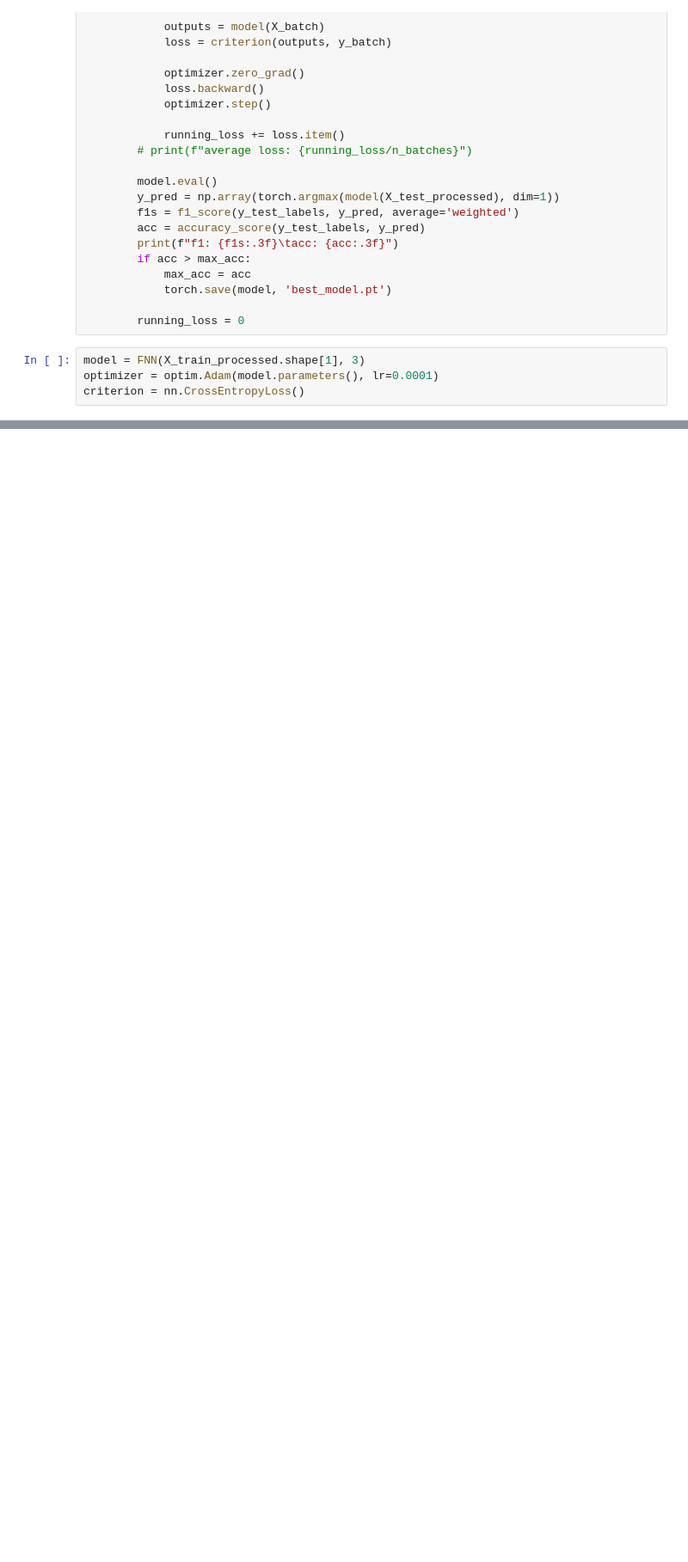
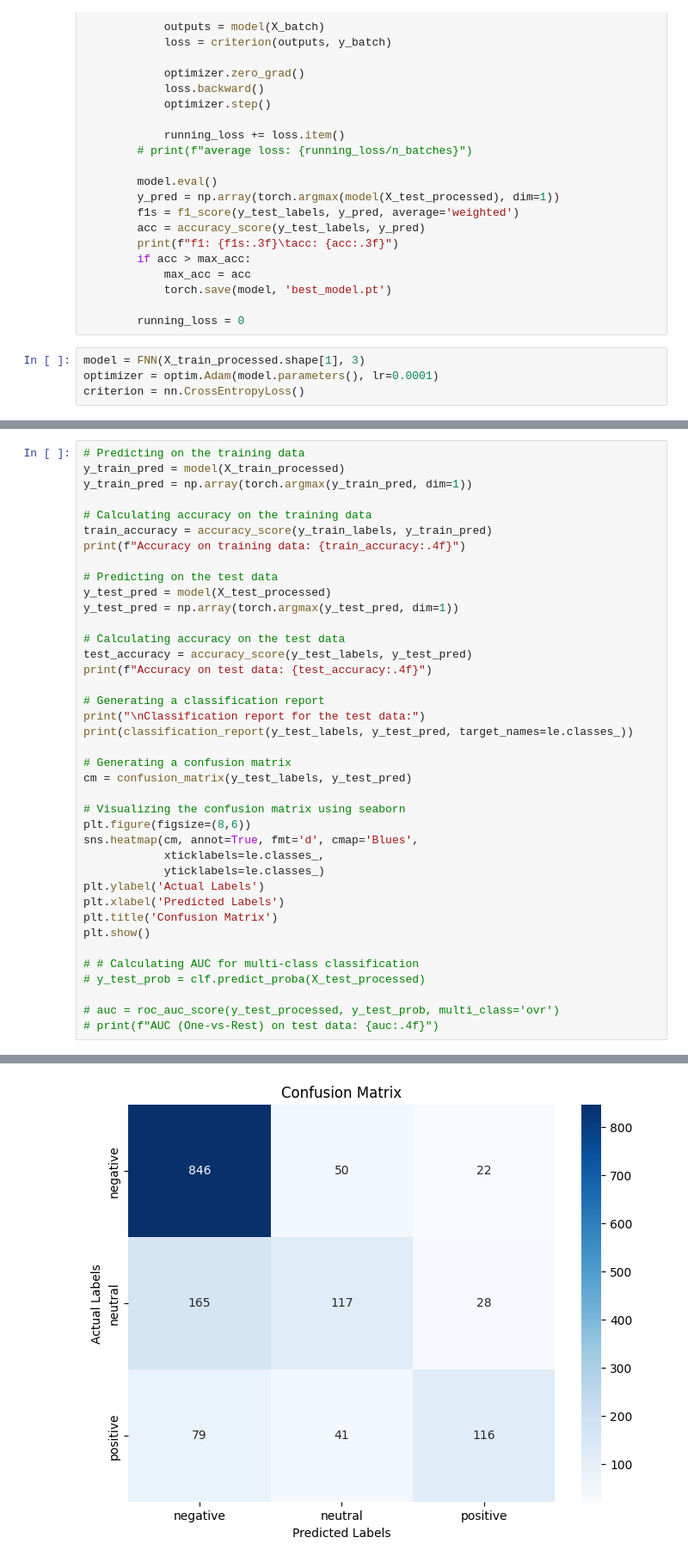
Before and after one commit to krezelj/wut-ppd-project, a Jupyter notebook: notebooks/neural_network.ipynb, the cells around one changed output, grey strips where cells are left out. Shown at 86% size. Cells and saved outputs as stored; diff of their text form; blank space fills up the shorter version.

```diff
--- a/notebooks/neural_network.ipynb
+++ b/notebooks/neural_network.ipynb
@@ -138,0 +168,40 @@ plt.show()
+# %%
+# Predicting on the training data
+y_train_pred = model(X_train_processed)
+y_train_pred = np.array(torch.argmax(y_train_pred, dim=1))
+
+# Calculating accuracy on the training data
+train_accuracy = accuracy_score(y_train_labels, y_train_pred)
+print(f"Accuracy on training data: {train_accuracy:.4f}")
+
+# Predicting on the test data
+y_test_pred = model(X_test_processed)
+y_test_pred = np.array(torch.argmax(y_test_pred, dim=1))
+
+# Calculating accuracy on the test data
+test_accuracy = accuracy_score(y_test_labels, y_test_pred)
+print(f"Accuracy on test data: {test_accuracy:.4f}")
+
+# Generating a classification report
+print("\nClassification report for the test data:")
+print(classification_report(y_test_labels, y_test_pred, target_names=le.classes_))
+
+# Generating a confusion matrix
+cm = confusion_matrix(y_test_labels, y_test_pred)
+
+# Visualizing the confusion matrix using seaborn
+plt.figure(figsize=(8,6))
+sns.heatmap(cm, annot=True, fmt='d', cmap='Blues',
+            xticklabels=le.classes_,
+            yticklabels=le.classes_)
+plt.ylabel('Actual Labels')
+plt.xlabel('Predicted Labels')
+plt.title('Confusion Matrix')
+plt.show()
+
+# # Calculating AUC for multi-class classification
+# y_test_prob = clf.predict_proba(X_test_processed)
+
+# auc = roc_auc_score(y_test_processed, y_test_prob, multi_class='ovr')
+# print(f"AUC (One-vs-Rest) on test data: {auc:.4f}")
+# %% [output]
@@ -138,0 +221 @@ plt.show()
+[figure, added]
```
Also changed, not shown: parts of 5 cells of this notebook, 3 other files.
